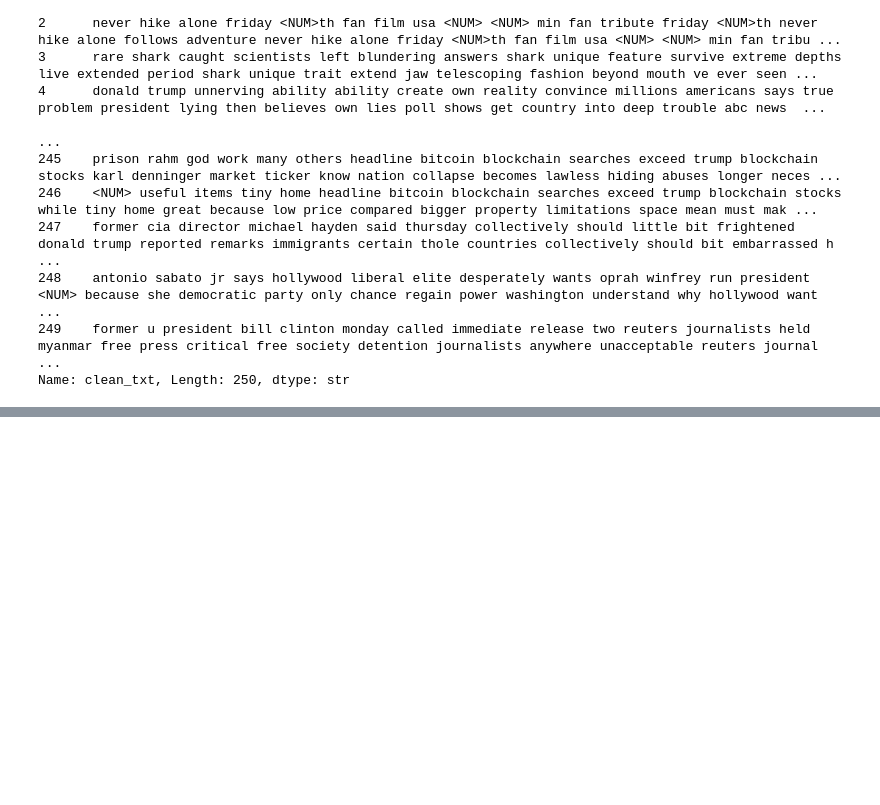
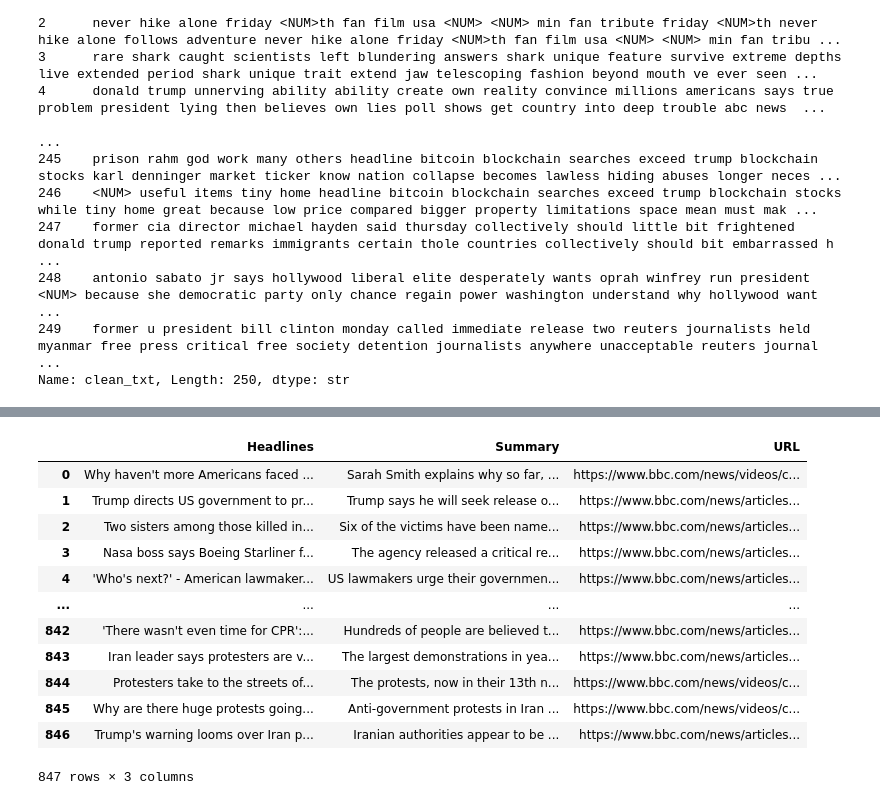
Before and after one commit to xitzkareem/ku3, a Jupyter notebook: GDS/as1/as1.ipynb, the cells around one changed output, grey strips where cells are left out. Saved outputs shown, nothing was run; the diff lists cells and outputs as text; code cells hidden in the pictures; blank space fills up the shorter version.

```diff
--- a/GDS/as1/as1.ipynb
+++ b/GDS/as1/as1.ipynb
@@ -315,0 +488,19 @@ IndentationError: unexpected indent (1884376741.py, line 6)
+# %%
+## Remove duplicates based on the 'Headlines' column and reset the index
+news_clean = news.drop_duplicates(subset=['Headlines']).reset_index(drop=True)
+# %%
+news_clean
+# %% [output]
+|  | Headlines | Summary | URL |
+| 0 | Why haven't more Americans faced ... | Sarah Smith explains why so far, ... | https://www.bbc.com/news/videos/c... |
+| 1 | Trump directs US government to pr... | Trump says he will seek release o... | https://www.bbc.com/news/articles... |
+| 2 | Two sisters among those killed in... | Six of the victims have been name... | https://www.bbc.com/news/articles... |
+| 3 | Nasa boss says Boeing Starliner f... | The agency released a critical re... | https://www.bbc.com/news/articles... |
+| 4 | 'Who's next?' - American lawmaker... | US lawmakers urge their governmen... | https://www.bbc.com/news/articles... |
+| ... | ... | ... | ... |
+| 842 | 'There wasn't even time for CPR':... | Hundreds of people are believed t... | https://www.bbc.com/news/articles... |
+| 843 | Iran leader says protesters are v... | The largest demonstrations in yea... | https://www.bbc.com/news/articles... |
+| 844 | Protesters take to the streets of... | The protests, now in their 13th n... | https://www.bbc.com/news/videos/c... |
+| 845 | Why are there huge protests going... | Anti-government protests in Iran ... | https://www.bbc.com/news/videos/c... |
+| 846 | Trump's warning looms over Iran p... | Iranian authorities appear to be ... | https://www.bbc.com/news/articles... |
+847 rows × 3 columns
```
Also changed, not shown: parts of 28 cells of this notebook, 1 other file.
